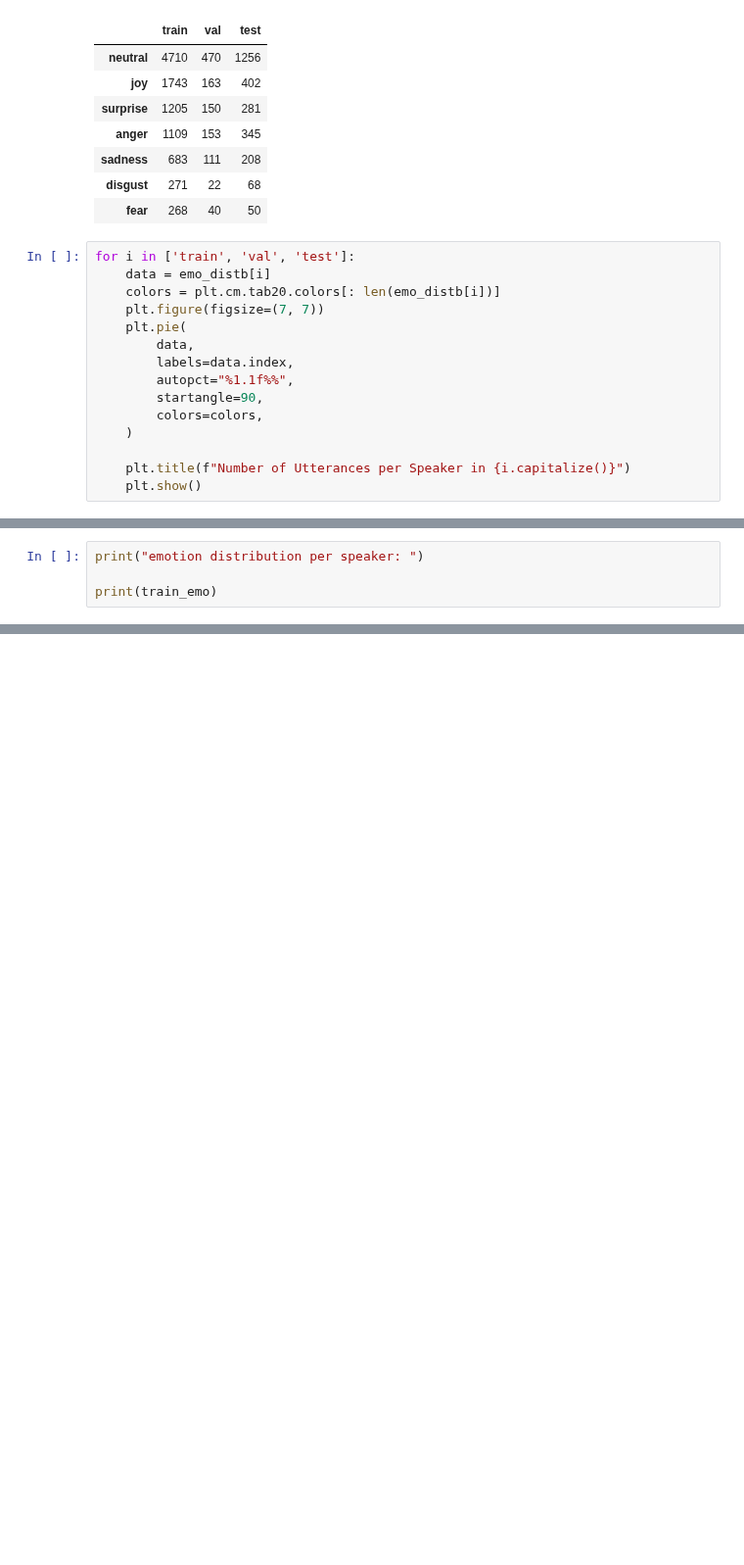
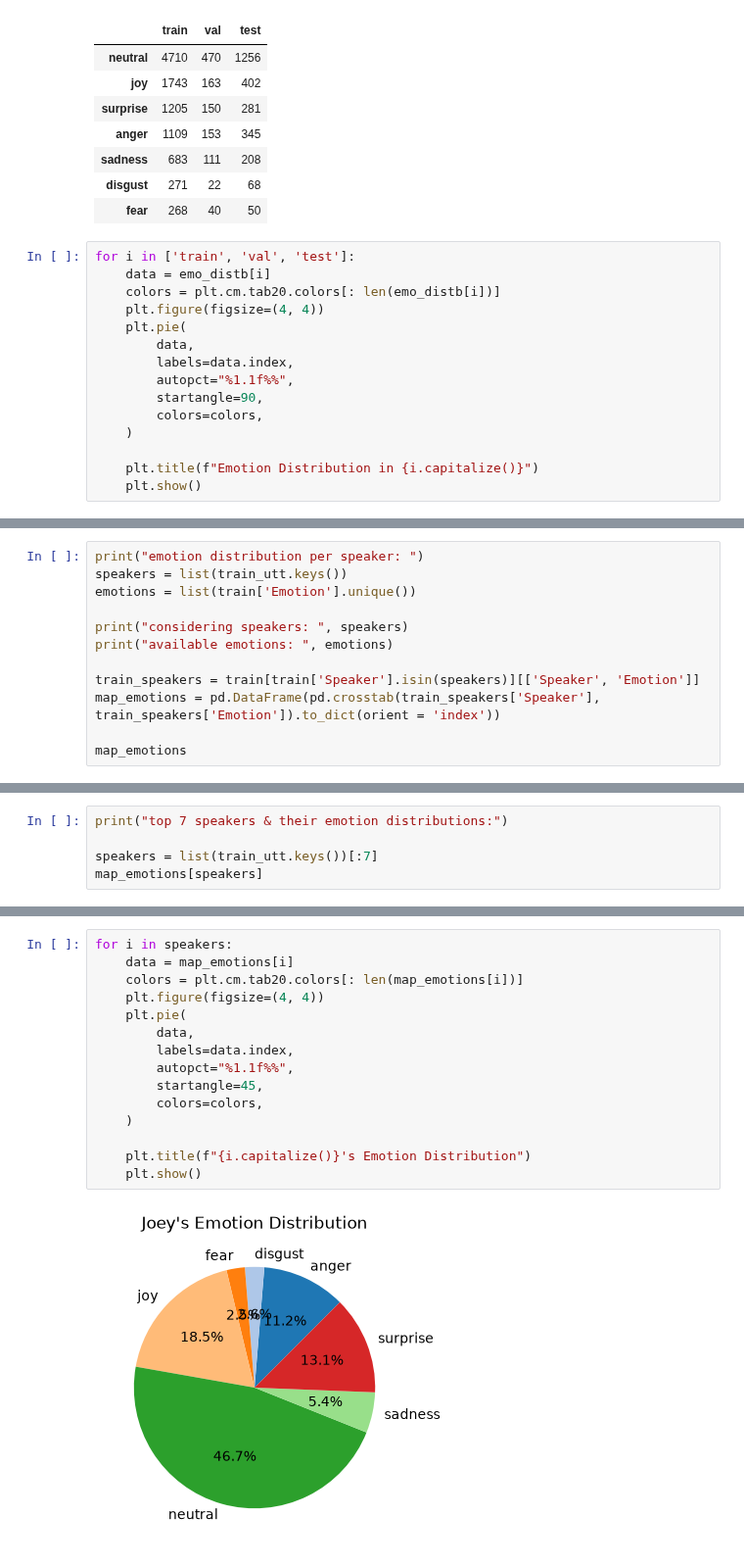
Before and after one commit to shi-kives/multimodal-speech-rep, a Jupyter notebook: src/data/eda.ipynb, the cells around one changed output, grey strips where cells are left out. Shown at 98% size. Drawn from its saved outputs; the diff is of its cells as text; blank space fills up the shorter version.

```diff
--- a/src/data/eda.ipynb
+++ b/src/data/eda.ipynb
@@ -202,7 +256,7 @@ emotion distribution:
 for i in ['train', 'val', 'test']:
     data = emo_distb[i]
     colors = plt.cm.tab20.colors[: len(emo_distb[i])]
-    plt.figure(figsize=(7, 7))
+    plt.figure(figsize=(4, 4))
     plt.pie(
         data,
         labels=data.index,
@@ -211,6 +265,6 @@ for i in ['train', 'val', 'test']:
         colors=colors,
     )
 
-    plt.title(f"Number of Utterances per Speaker in {i.capitalize()}")
+    plt.title(f"Emotion Distribution in {i.capitalize()}")
     plt.show()
 # %% [output]
@@ -220,6 +274,14 @@ for i in ['train', 'val', 'test']:
 # %%
 print("emotion distribution per speaker: ")
+speakers = list(train_utt.keys())
+emotions = list(train['Emotion'].unique())
 
-print(train_emo)
+print("considering speakers: ", speakers)
+print("available emotions: ", emotions)
+
+train_speakers = train[train['Speaker'].isin(speakers)][['Speaker', 'Emotion']]
+map_emotions = pd.DataFrame(pd.crosstab(train_speakers['Speaker'], train_speakers['Emotion']).to_dict(orient = 'index'))
+
+map_emotions
 # %% [output]
 emotion distribution per speaker:
@@ -228,0 +299,5 @@ NEED: 'joey': {'neutral': x, 'joy': y...}
+# %%
+print("top 7 speakers & their emotion distributions:")
+
+speakers = list(train_utt.keys())[:7]
+map_emotions[speakers]
@@ -228,0 +314,17 @@ NEED: 'joey': {'neutral': x, 'joy': y...}
+# %%
+for i in speakers:
+    data = map_emotions[i]
+    colors = plt.cm.tab20.colors[: len(map_emotions[i])]
+    plt.figure(figsize=(4, 4))
+    plt.pie(
+        data,
+        labels=data.index,
+        autopct="%1.1f%%",
+        startangle=45,
+        colors=colors,
+    )
+
+    plt.title(f"{i.capitalize()}'s Emotion Distribution")
+    plt.show()
+# %% [output]
+[figure, added]
```
Also changed, not shown: parts of 30 cells of this notebook.
